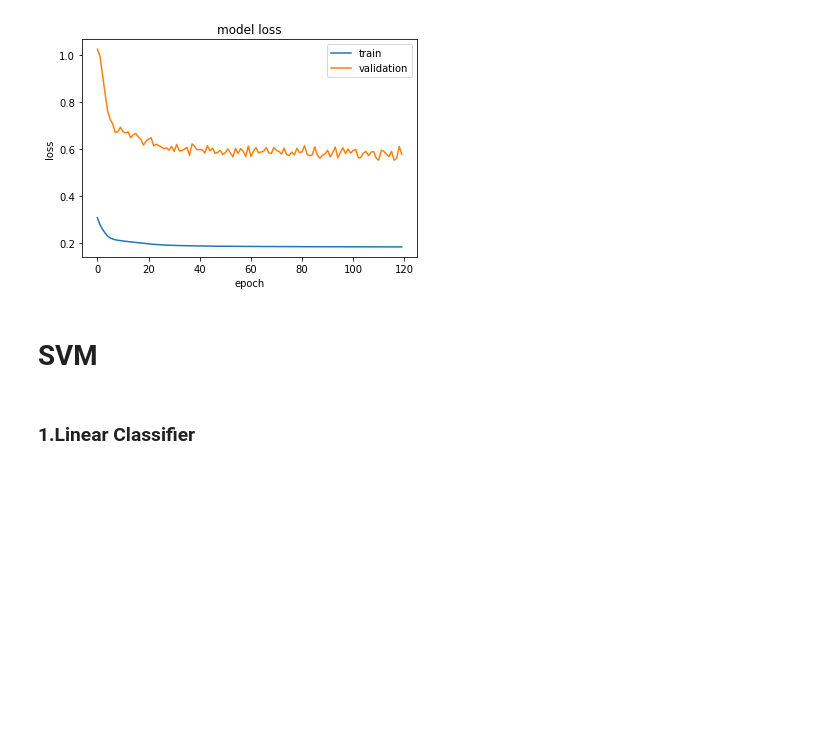
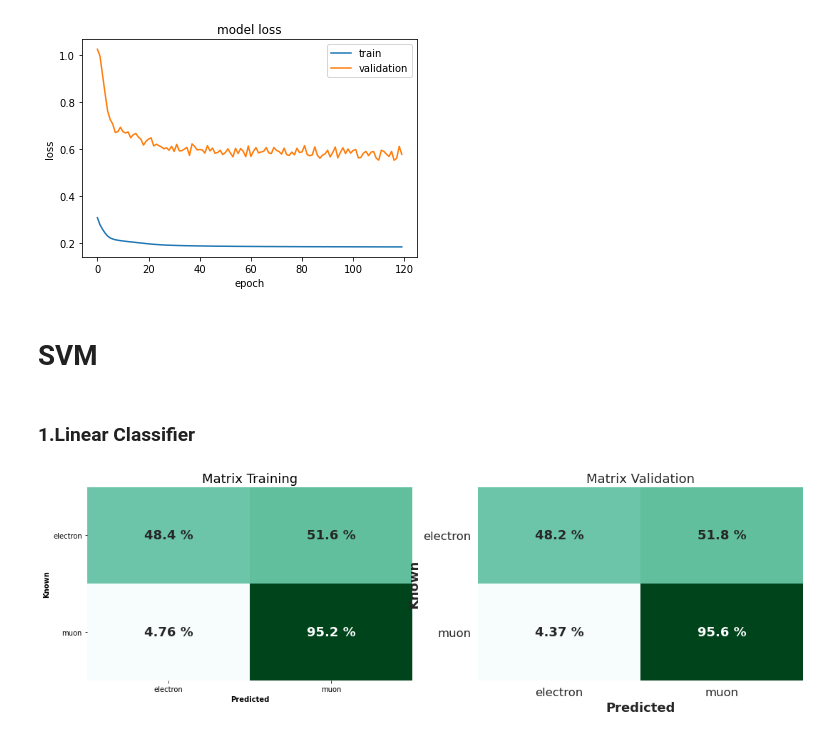
Before and after one commit to rsena-felipe/optimization_project, a Jupyter notebook: optional_points.ipynb, the cells around one changed output. Saved outputs shown, nothing was run; the diff lists cells and outputs as text; code cells hidden in the pictures; blank space fills up the shorter version.

```diff
--- a/optional_points.ipynb
+++ b/optional_points.ipynb
@@ -167,0 +183,6 @@ predictions = clf.predict(X_test)
+# %%
+# Confusion Matrix
+input_file = "./results/predictions.csv"
+my_functions.plot_confusion_matrices(input_file)
+# %% [output]
+[figure, added]
```
Also changed, not shown: parts of 6 cells of this notebook, 13 other files.
